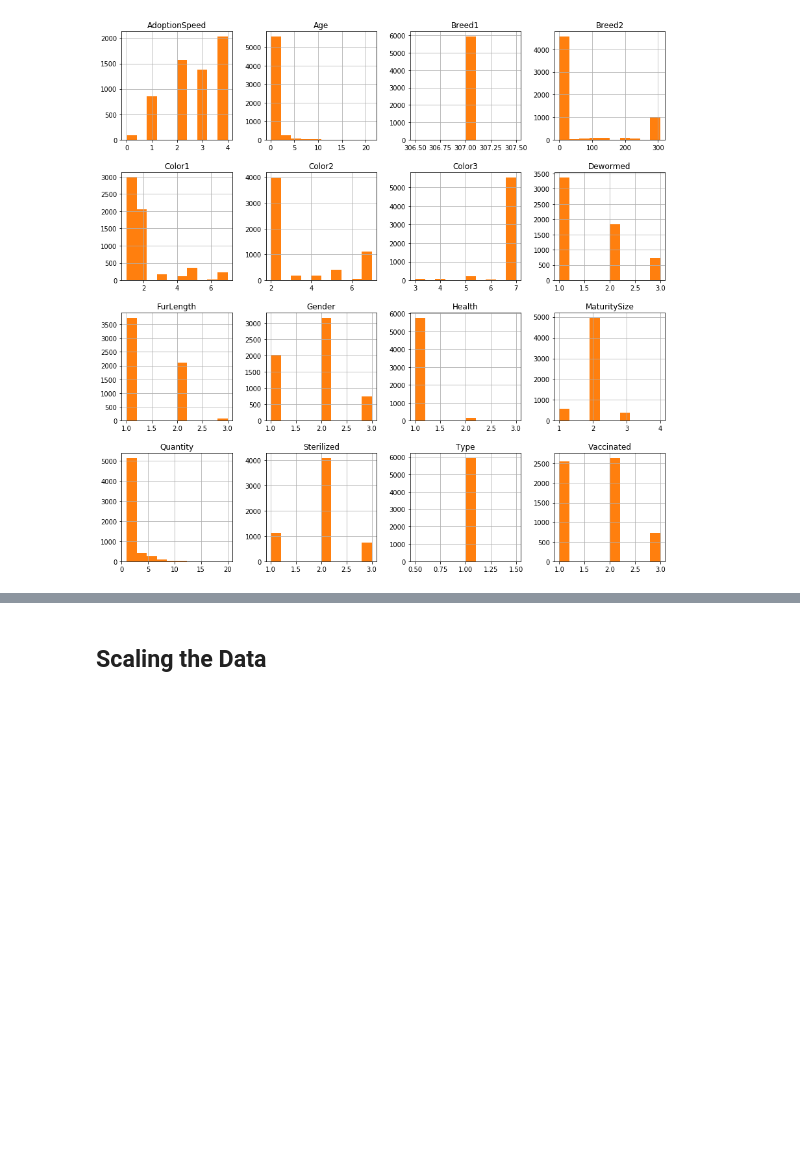
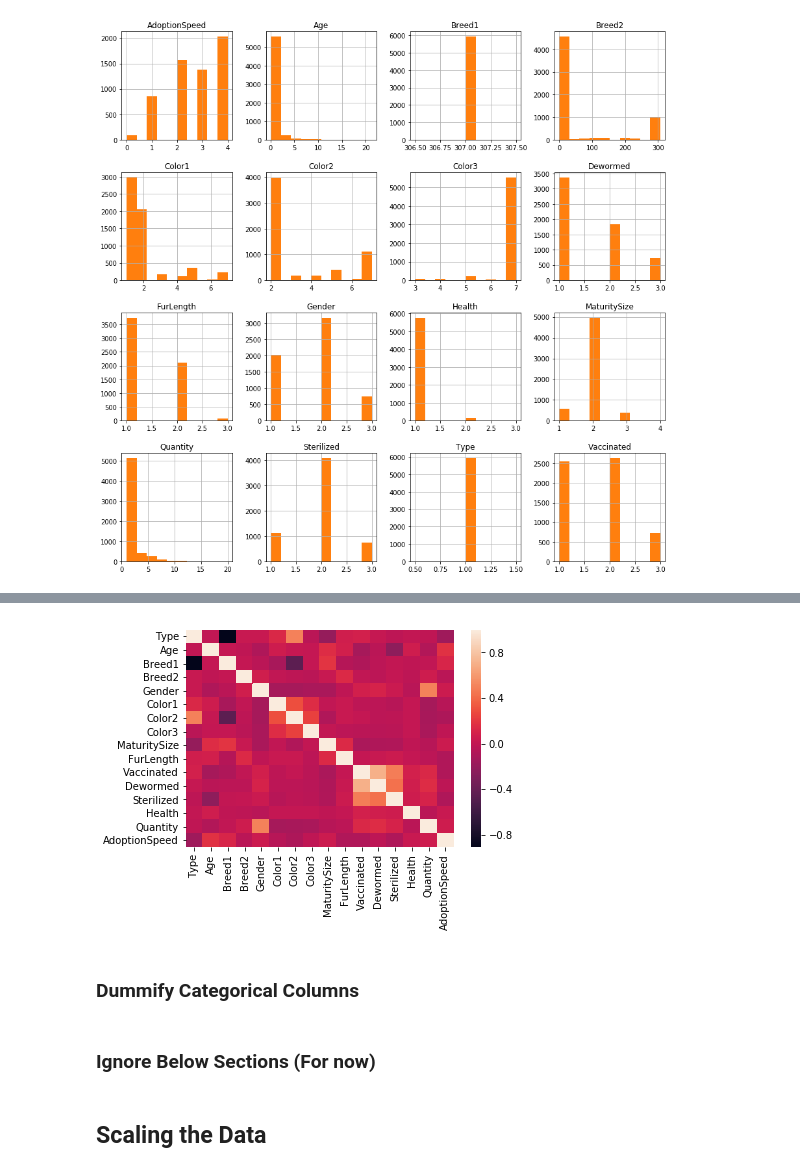
Before and after one commit to maheshbabugorantla/PetAdoption-Prediction, a Jupyter notebook: Kaggle-Notebook.ipynb, the cells around one changed output, grey strips where cells are left out. Saved outputs shown, nothing was run; the diff lists cells and outputs as text; code cells hidden in the pictures; blank space fills up the shorter version.

```diff
--- a/Kaggle-Notebook.ipynb
+++ b/Kaggle-Notebook.ipynb
@@ -410,3 +418,12 @@ cat_breeds_ = cat_breeds[cat_breeds['Type'] == 1].hist(figsize=(15, 15), color='
+# %%
+# Plot Cat Breeds Correlation Matrix
+plot_corr_heatmap(df=cat_breeds)
+# %% [output]
+[figure, added]
+# %% [markdown]
+### Dummify Categorical Columns
+# %% [markdown]
+### Ignore Below Sections (For now)
 # %%
 adoption_speed = df_imputed['AdoptionSpeed']
 # %% [markdown]
```
Also changed, not shown: parts of 5 cells of this notebook.
